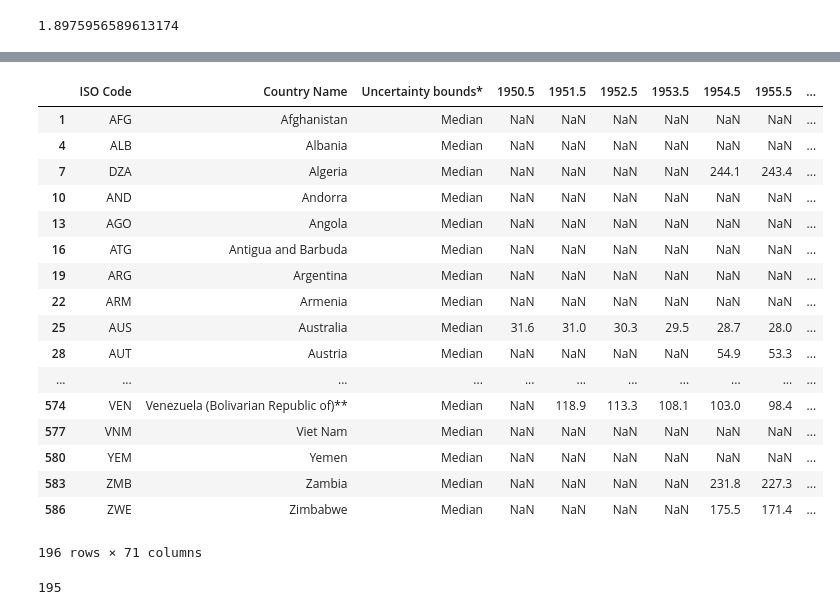
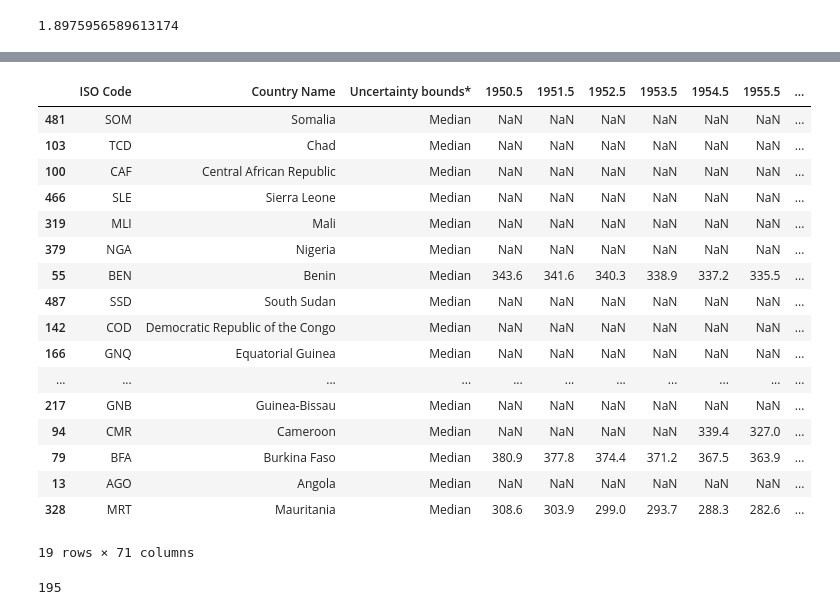
Before and after one commit to lucyshaw/finalproject, a Jupyter notebook: Untitled.ipynb, the cells around one changed output, grey strips where cells are left out. Saved outputs shown, nothing was run; the diff lists cells and outputs as text; code cells hidden in the pictures.

```diff
--- a/Untitled.ipynb
+++ b/Untitled.ipynb
@@ -115,24 +133,24 @@ child_mortality_2017[['ISO Code',2017.5]].to_csv('Under_5_Mortality_2017.csv')
-# %%
-child_mortality_2017
-# %% [output]
-|  | ISO Code | Country Name | Uncertainty bounds* | 1950.5 | 1951.5 | 1952.5 | 1953.5 | 1954.5 | 1955.5 | ... |
-| 1 | AFG | Afghanistan | Median | NaN | NaN | NaN | NaN | NaN | NaN | ... |
-| 4 | ALB | Albania | Median | NaN | NaN | NaN | NaN | NaN | NaN | ... |
-| 7 | DZA | Algeria | Median | NaN | NaN | NaN | NaN | 244.1 | 243.4 | ... |
-| 10 | AND | Andorra | Median | NaN | NaN | NaN | NaN | NaN | NaN | ... |
-| 13 | AGO | Angola | Median | NaN | NaN | NaN | NaN | NaN | NaN | ... |
-| 16 | ATG | Antigua and Barbuda | Median | NaN | NaN | NaN | NaN | NaN | NaN | ... |
-| 19 | ARG | Argentina | Median | NaN | NaN | NaN | NaN | NaN | NaN | ... |
-| 22 | ARM | Armenia | Median | NaN | NaN | NaN | NaN | NaN | NaN | ... |
-| 25 | AUS | Australia | Median | 31.6 | 31.0 | 30.3 | 29.5 | 28.7 | 28.0 | ... |
-| 28 | AUT | Austria | Median | NaN | NaN | NaN | NaN | 54.9 | 53.3 | ... |
-| ... | ... | ... | ... | ... | ... | ... | ... | ... | ... | ... |
-| 574 | VEN | Venezuela (Bolivarian Republic of)** | Median | NaN | 118.9 | 113.3 | 108.1 | 103.0 | 98.4 | ... |
-| 577 | VNM | Viet Nam | Median | NaN | NaN | NaN | NaN | NaN | NaN | ... |
-| 580 | YEM | Yemen | Median | NaN | NaN | NaN | NaN | NaN | NaN | ... |
-| 583 | ZMB | Zambia | Median | NaN | NaN | NaN | NaN | 231.8 | 227.3 | ... |
-| 586 | ZWE | Zimbabwe | Median | NaN | NaN | NaN | NaN | 175.5 | 171.4 | ... |
-196 rows × 71 columns
+# %%
+child_mortality_2017.sort_values(by=2017.5, ascending=False)[0:19]
+# %% [output]
+|  | ISO Code | Country Name | Uncertainty bounds* | 1950.5 | 1951.5 | 1952.5 | 1953.5 | 1954.5 | 1955.5 | ... |
+| 481 | SOM | Somalia | Median | NaN | NaN | NaN | NaN | NaN | NaN | ... |
+| 103 | TCD | Chad | Median | NaN | NaN | NaN | NaN | NaN | NaN | ... |
+| 100 | CAF | Central African Republic | Median | NaN | NaN | NaN | NaN | NaN | NaN | ... |
+| 466 | SLE | Sierra Leone | Median | NaN | NaN | NaN | NaN | NaN | NaN | ... |
+| 319 | MLI | Mali | Median | NaN | NaN | NaN | NaN | NaN | NaN | ... |
+| 379 | NGA | Nigeria | Median | NaN | NaN | NaN | NaN | NaN | NaN | ... |
+| 55 | BEN | Benin | Median | 343.6 | 341.6 | 340.3 | 338.9 | 337.2 | 335.5 | ... |
+| 487 | SSD | South Sudan | Median | NaN | NaN | NaN | NaN | NaN | NaN | ... |
+| 142 | COD | Democratic Republic of the Congo | Median | NaN | NaN | NaN | NaN | NaN | NaN | ... |
+| 166 | GNQ | Equatorial Guinea | Median | NaN | NaN | NaN | NaN | NaN | NaN | ... |
+| ... | ... | ... | ... | ... | ... | ... | ... | ... | ... | ... |
+| 217 | GNB | Guinea-Bissau | Median | NaN | NaN | NaN | NaN | NaN | NaN | ... |
+| 94 | CMR | Cameroon | Median | NaN | NaN | NaN | NaN | 339.4 | 327.0 | ... |
+| 79 | BFA | Burkina Faso | Median | 380.9 | 377.8 | 374.4 | 371.2 | 367.5 | 363.9 | ... |
+| 13 | AGO | Angola | Median | NaN | NaN | NaN | NaN | NaN | NaN | ... |
+| 328 | MRT | Mauritania | Median | 308.6 | 303.9 | 299.0 | 293.7 | 288.3 | 282.6 | ... |
+19 rows × 71 columns
 # %%
 country_mapping=child_mortality_2017[['ISO Code','Country Name']]
 # %%
```
Also changed, not shown: parts of 9 cells of this notebook, 7 other files.
